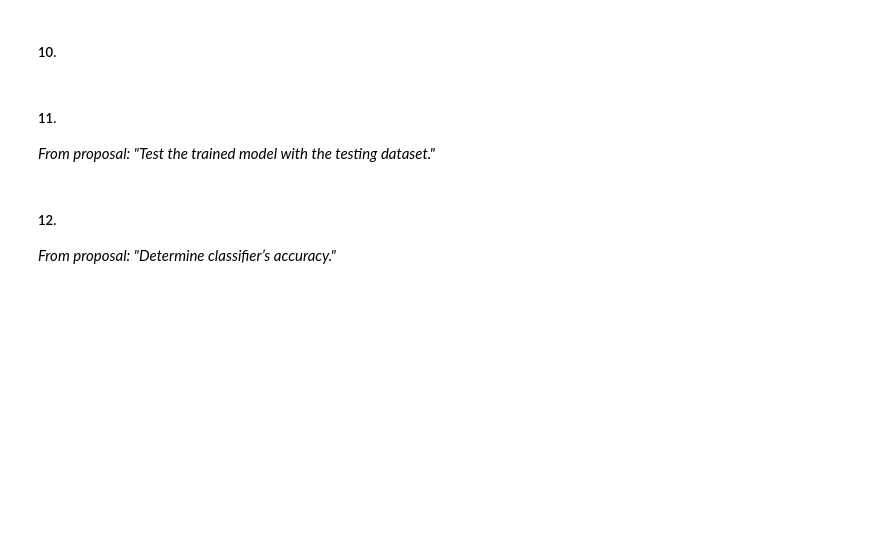
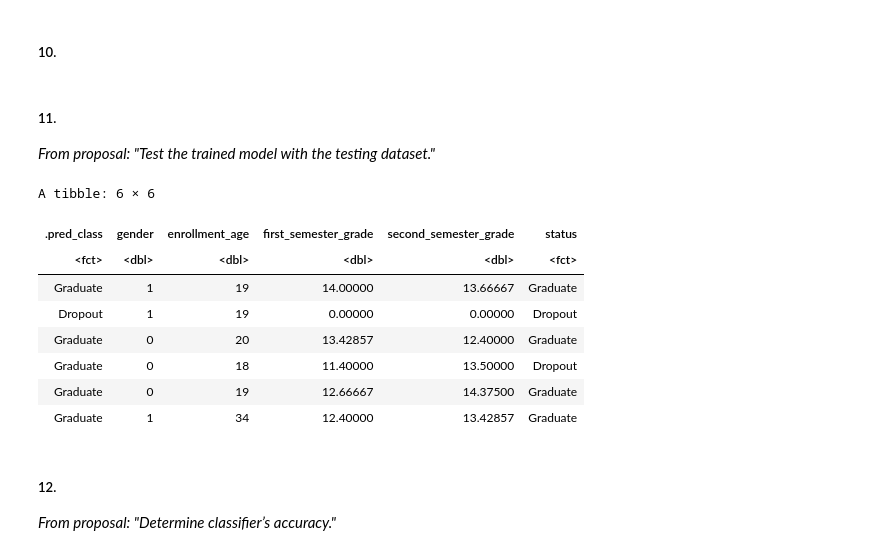
Before and after one commit to ekang27kc/dsci100-2023-T2-Group01-project, a Jupyter notebook: Project_Report.ipynb, the cells around one changed output. Drawn from its saved outputs; the diff is of its cells as text; code cells hidden in the pictures; blank space fills up the shorter version.

```diff
--- a/Project_Report.ipynb
+++ b/Project_Report.ipynb
@@ -292,8 +287,19 @@ fit(data_train)
 ##### 11.
 *From proposal: "Test the trained model with the testing dataset."*
 # %%
-predictions<- predict(data_fit, data_train)|>
+predictions<- predict(data_best_fit, data_test)|>
 bind_cols(data_test)
+head(predictions)
+# %% [output]
+A tibble: 6 × 6
+| .pred_class | gender | enrollment_age | first_semester_grade | second_semester_grade | status |
+| <fct> | <dbl> | <dbl> | <dbl> | <dbl> | <fct> |
+| Graduate | 1 | 19 | 14.00000 | 13.66667 | Graduate |
+| Dropout | 1 | 19 | 0.00000 | 0.00000 | Dropout |
+| Graduate | 0 | 20 | 13.42857 | 12.40000 | Graduate |
+| Graduate | 0 | 18 | 11.40000 | 13.50000 | Dropout |
+| Graduate | 0 | 19 | 12.66667 | 14.37500 | Graduate |
+| Graduate | 1 | 34 | 12.40000 | 13.42857 | Graduate |
 # %% [markdown]
 ##### 12.
 *From proposal: "Determine classifier’s accuracy."*
```
Also changed, not shown: parts of 10 cells of this notebook.
